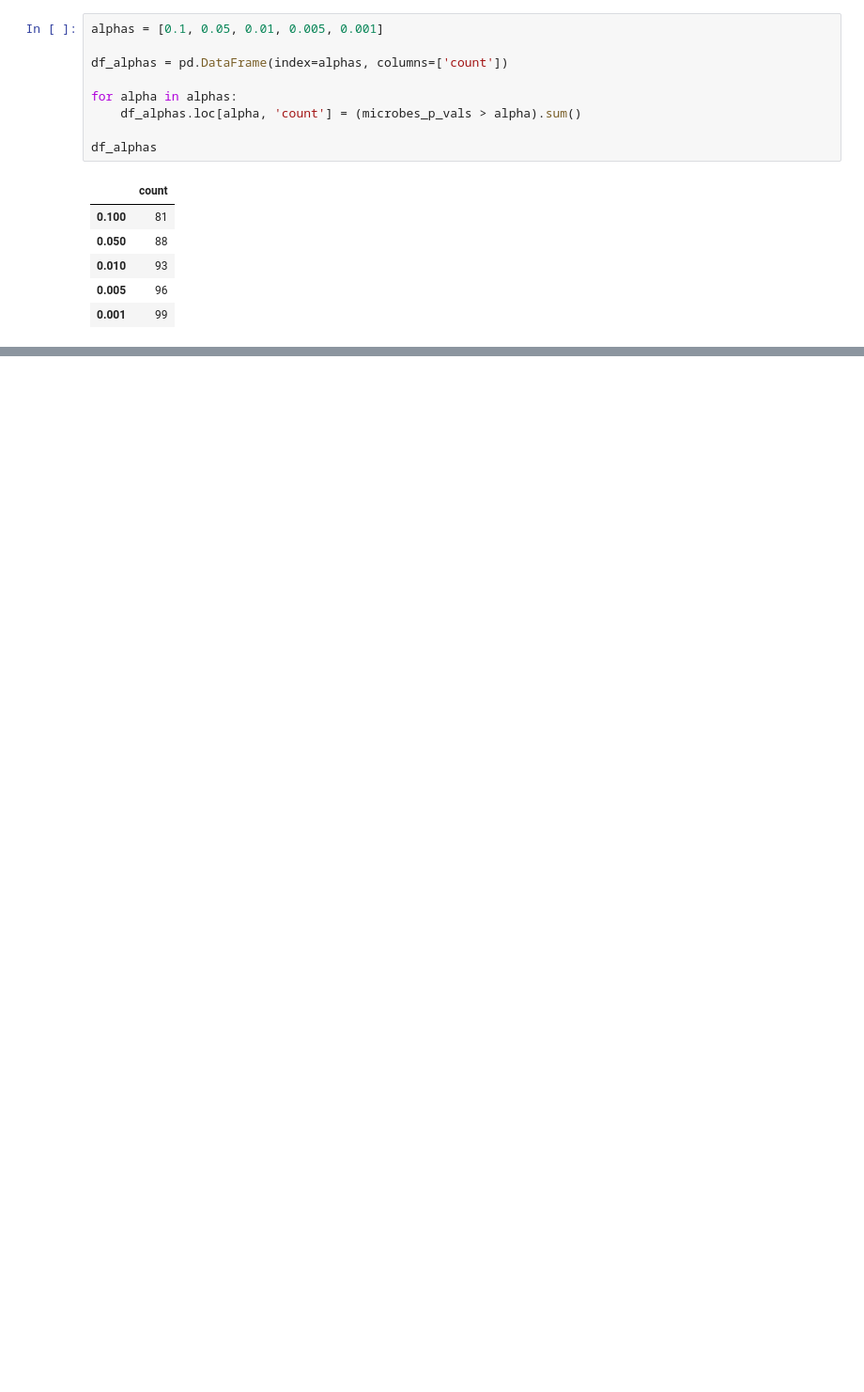
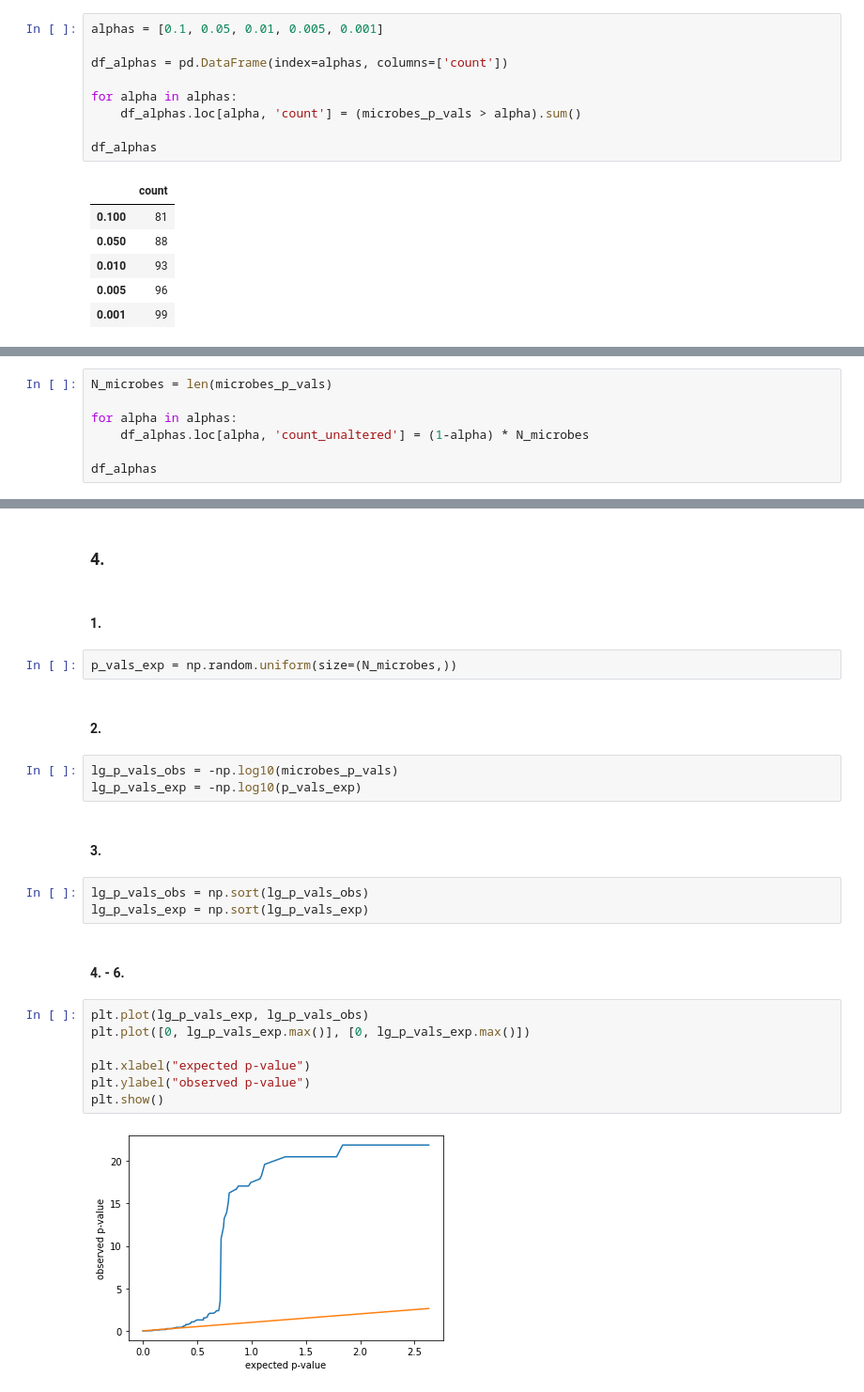
Before and after one commit to ArchieGertsman/ECE471-MP2, a Jupyter notebook: answers.ipynb, the cells around one changed output, grey strips where cells are left out. Shown at 94% size. Saved outputs shown, nothing was run; the diff lists cells and outputs as text; blank space fills up the shorter version.

```diff
--- a/answers.ipynb
+++ b/answers.ipynb
@@ -436,0 +466,7 @@ df_alphas
+# %%
+N_microbes = len(microbes_p_vals)
+
+for alpha in alphas:
+    df_alphas.loc[alpha, 'count_unaltered'] = (1-alpha) * N_microbes
+
+df_alphas
@@ -436,0 +480,27 @@ df_alphas
+# %% [markdown]
+### 4.
+# %% [markdown]
+#### 1.
+# %%
+p_vals_exp = np.random.uniform(size=(N_microbes,))
+# %% [markdown]
+#### 2.
+# %%
+lg_p_vals_obs = -np.log10(microbes_p_vals)
+lg_p_vals_exp = -np.log10(p_vals_exp)
+# %% [markdown]
+#### 3.
+# %%
+lg_p_vals_obs = np.sort(lg_p_vals_obs)
+lg_p_vals_exp = np.sort(lg_p_vals_exp)
+# %% [markdown]
+#### 4. - 6.
+# %%
+plt.plot(lg_p_vals_exp, lg_p_vals_obs)
+plt.plot([0, lg_p_vals_exp.max()], [0, lg_p_vals_exp.max()])
+
+plt.xlabel("expected p-value")
+plt.ylabel("observed p-value")
+plt.show()
+# %% [output]
+[figure, added]
```
Also changed, not shown: parts of 26 cells of this notebook, 2 other files.
